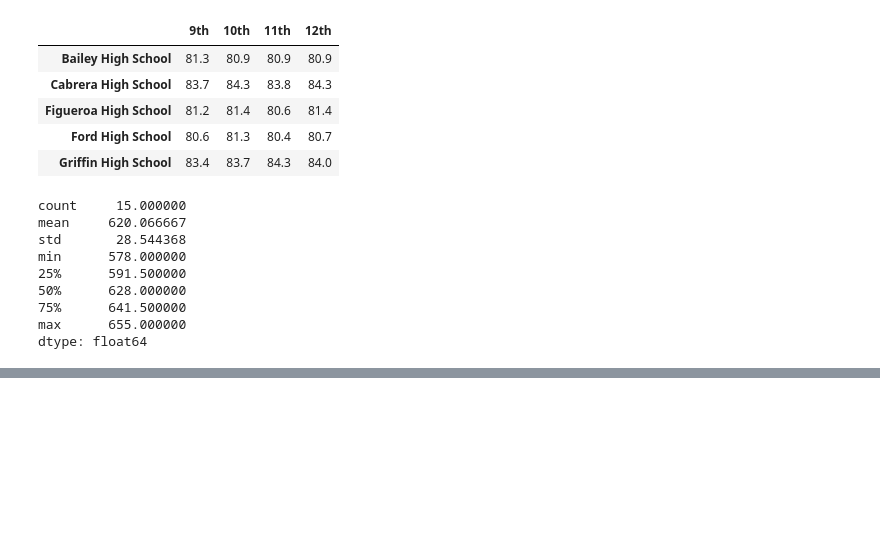
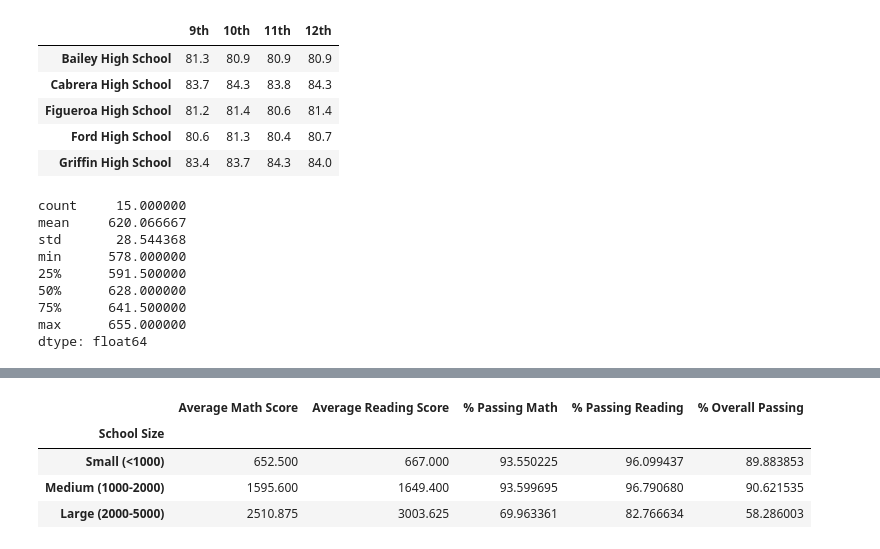
Before and after one commit to kochx384/School_District_Analysis, a Jupyter notebook: PyCitySchools.ipynb, the cells around one changed output, grey strips where cells are left out. Saved outputs shown, nothing was run; the diff lists cells and outputs as text; code cells hidden in the pictures; blank space fills up the shorter version.

Commit message:
scores by school size

```diff
--- a/PyCitySchools.ipynb
+++ b/PyCitySchools.ipynb
@@ -894,0 +895,6 @@ spending_summary_df
+# %%
+size_bins = [0, 1000, 2000, 5000]
+group_names = ["Small (<1000)", "Medium (1000-2000)", "Large (2000-5000)"]
+# %%
+per_school_summary_df["School Size"] = pd.cut(per_school_summary_df["Total Students"], size_bins, labels=group_names)
+per_school_summary_df.head()
@@ -894,0 +909,20 @@ spending_summary_df
+# %%
+size_math_scores = per_school_summary_df.groupby(["School Size"]).mean()["Average Math Score"]
+size_reading_scores = per_school_summary_df.groupby(["School Size"]).mean()["Average Reading Score"]
+size_passing_math = per_school_summary_df.groupby(["School Size"]).mean()["% Passing Math"]
+size_passing_reading = per_school_summary_df.groupby(["School Size"]).mean()["% Passing Reading"]
+size_overall_passing = per_school_summary_df.groupby(["School Size"]).mean()["% Overall Passing"]
+# %%
+size_summary_df = pd.DataFrame({
+          "Average Math Score" : size_math_scores,
+          "Average Reading Score": size_reading_scores,
+          "% Passing Math": size_passing_math,
+          "% Passing Reading": size_passing_reading,
+          "% Overall Passing": size_overall_passing})
+size_summary_df
+# %% [output]
+|  | Average Math Score | Average Reading Score | % Passing Math | % Passing Reading | % Overall Passing |
+| School Size |  |  |  |  |  |
+| Small (<1000) | 652.500 | 667.000 | 93.550225 | 96.099437 | 89.883853 |
+| Medium (1000-2000) | 1595.600 | 1649.400 | 93.599695 | 96.790680 | 90.621535 |
+| Large (2000-5000) | 2510.875 | 3003.625 | 69.963361 | 82.766634 | 58.286003 |
```
Also changed, not shown: parts of 14 cells of this notebook.
